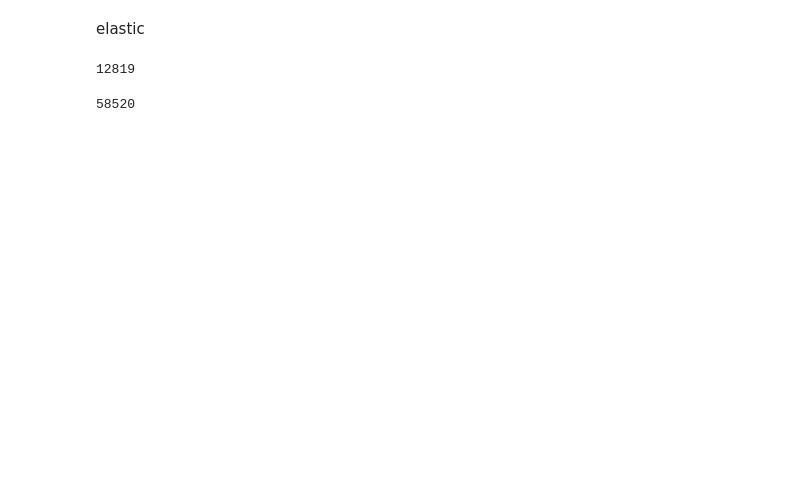
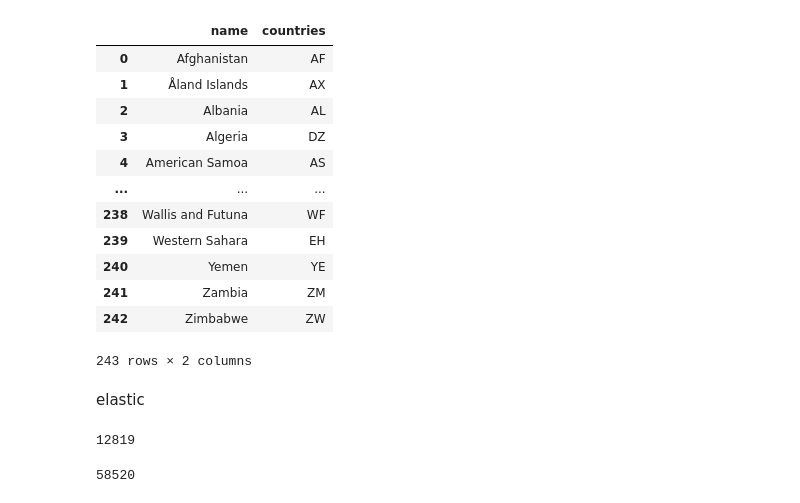
Before and after one commit to dataesr/teds, a Jupyter notebook: notebooks/IPCC_IPBES_BSO.ipynb, the cells around one changed output. Saved outputs shown, nothing was run; the diff lists cells and outputs as text; code cells hidden in the pictures; blank space fills up the shorter version.

```diff
--- a/notebooks/IPCC_IPBES_BSO.ipynb
+++ b/notebooks/IPCC_IPBES_BSO.ipynb
@@ -23,5 +21,7 @@ df_ipcc['ipcc']=df_ipcc.apply(lambda row: {'wg': row['wg'].replace('wg',''), 'ch
+# %%
+df_ipcc=df_ipcc.rename(columns={'wg_chap':'ipcc'})
 # %%
-df_ipcc_group=df_ipcc.groupby(by=['doi'], dropna=True).agg({'ipcc': lambda x: list(x), 'countries': lambda x: list(x), 'freq': 'sum'})
+df_ipcc_group=df_ipcc.groupby(by=['doi'], dropna=True).agg({'ipcc': lambda x: list(x), 'countries': lambda x: list(x)})
 df_ipcc_group=df_ipcc_group.reset_index()
 # %%
 df_ipcc_group.loc[:,'countries']=df_ipcc_group.loc[:,'countries'].apply(lambda x: x[0])
@@ -69,6 +117,28 @@ def get_countries(row):
 df_ipcc_ipbes_bso['countries']=df_ipcc_ipbes_bso.apply(lambda row: get_countries(row),axis=1)
 # %%
 df_ipcc_ipbes_bso=df_ipcc_ipbes_bso[['doi', 'ipcc', 'ipbes', 'countries', 'rors', 'bso_local_affiliations']]
+# %%
+df_iso=pd.read_json(module_path+'\\IPCC_bibliography\\AR6\\structured_data\\iso_countries.json')
+# %%
+df_iso=df_iso.rename(columns={'code':'countries'})
+# %%
+df_ipcc_ipbes_bso=pd.merge(df_ipcc_ipbes_bso,df_iso, on='countries', how='left')
+del df_ipcc_ipbes_bso['countries']
+df_ipcc_ipbes_bso=df_ipcc_ipbes_bso.rename(columns={'name':'countries'})
+# %% [output]
+|  | name | countries |
+| 0 | Afghanistan | AF |
+| 1 | Åland Islands | AX |
+| 2 | Albania | AL |
+| 3 | Algeria | DZ |
+| 4 | American Samoa | AS |
+| ... | ... | ... |
+| 238 | Wallis and Futuna | WF |
+| 239 | Western Sahara | EH |
+| 240 | Yemen | YE |
+| 241 | Zambia | ZM |
+| 242 | Zimbabwe | ZW |
+243 rows × 2 columns
 # %%
 cached_openalex_data = load_cache({},module_path+'\\IPCC_bibliography\\AR6\\structured_data\\cached_openalex_data.pkl')
 cached_openalex_data_ipbes = load_cache({},module_path+'\\IPCC_bibliography\\AR6\\structured_data\\cached_openalex_data_ipbes.pkl')
```
Also changed, not shown: parts of 7 cells of this notebook, 3 other files.
